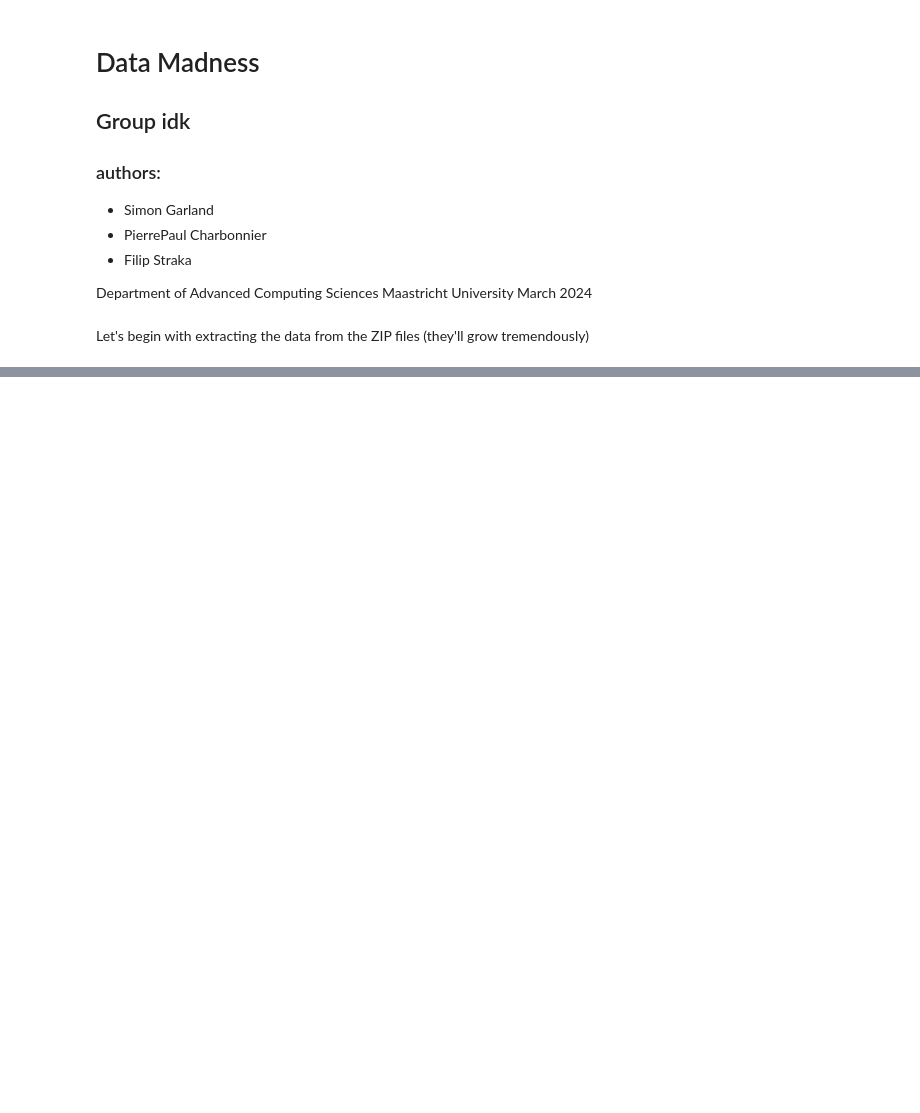
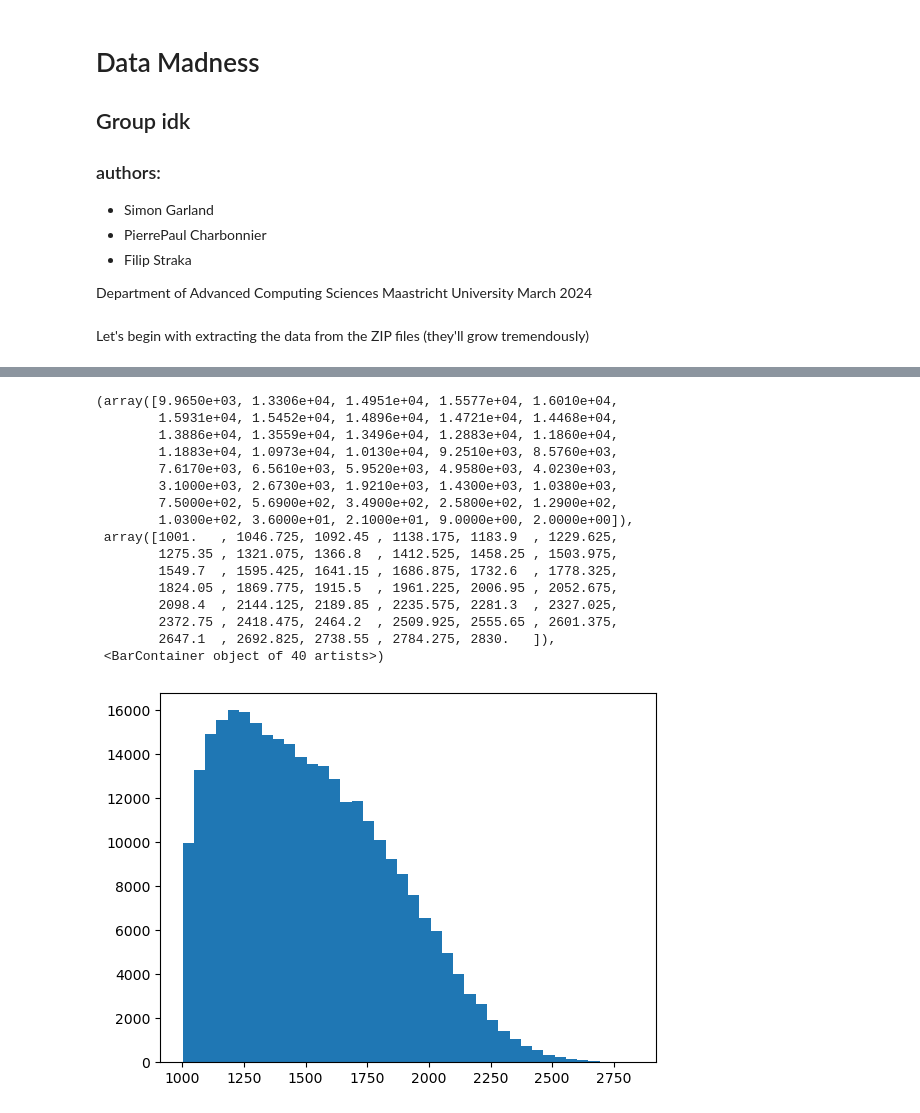
Before and after one commit to koalapowered/da_project, a Jupyter notebook: main/EDA.ipynb, the cells around one changed output, grey strips where cells are left out. Saved outputs shown, nothing was run; the diff lists cells and outputs as text; code cells hidden in the pictures; blank space fills up the shorter version.

```diff
--- a/main/EDA.ipynb
+++ b/main/EDA.ipynb
@@ -77,0 +75,20 @@ extract_all_zip_files(source_dir, destination_dir)
+# %%
+plt.hist(lst[1]["rating"], bins=40)
+# %% [output]
+(array([9.9650e+03, 1.3306e+04, 1.4951e+04, 1.5577e+04, 1.6010e+04,
+        1.5931e+04, 1.5452e+04, 1.4896e+04, 1.4721e+04, 1.4468e+04,
+        1.3886e+04, 1.3559e+04, 1.3496e+04, 1.2883e+04, 1.1860e+04,
+        1.1883e+04, 1.0973e+04, 1.0130e+04, 9.2510e+03, 8.5760e+03,
+        7.6170e+03, 6.5610e+03, 5.9520e+03, 4.9580e+03, 4.0230e+03,
+        3.1000e+03, 2.6730e+03, 1.9210e+03, 1.4300e+03, 1.0380e+03,
+        7.5000e+02, 5.6900e+02, 3.4900e+02, 2.5800e+02, 1.2900e+02,
+        1.0300e+02, 3.6000e+01, 2.1000e+01, 9.0000e+00, 2.0000e+00]),
+ array([1001.   , 1046.725, 1092.45 , 1138.175, 1183.9  , 1229.625,
+        1275.35 , 1321.075, 1366.8  , 1412.525, 1458.25 , 1503.975,
+        1549.7  , 1595.425, 1641.15 , 1686.875, 1732.6  , 1778.325,
+        1824.05 , 1869.775, 1915.5  , 1961.225, 2006.95 , 2052.675,
+        2098.4  , 2144.125, 2189.85 , 2235.575, 2281.3  , 2327.025,
+        2372.75 , 2418.475, 2464.2  , 2509.925, 2555.65 , 2601.375,
+        2647.1  , 2692.825, 2738.55 , 2784.275, 2830.   ]),
+ <BarContainer object of 40 artists>)
+[figure, added]
```
Also changed, not shown: parts of 8 cells of this notebook.
